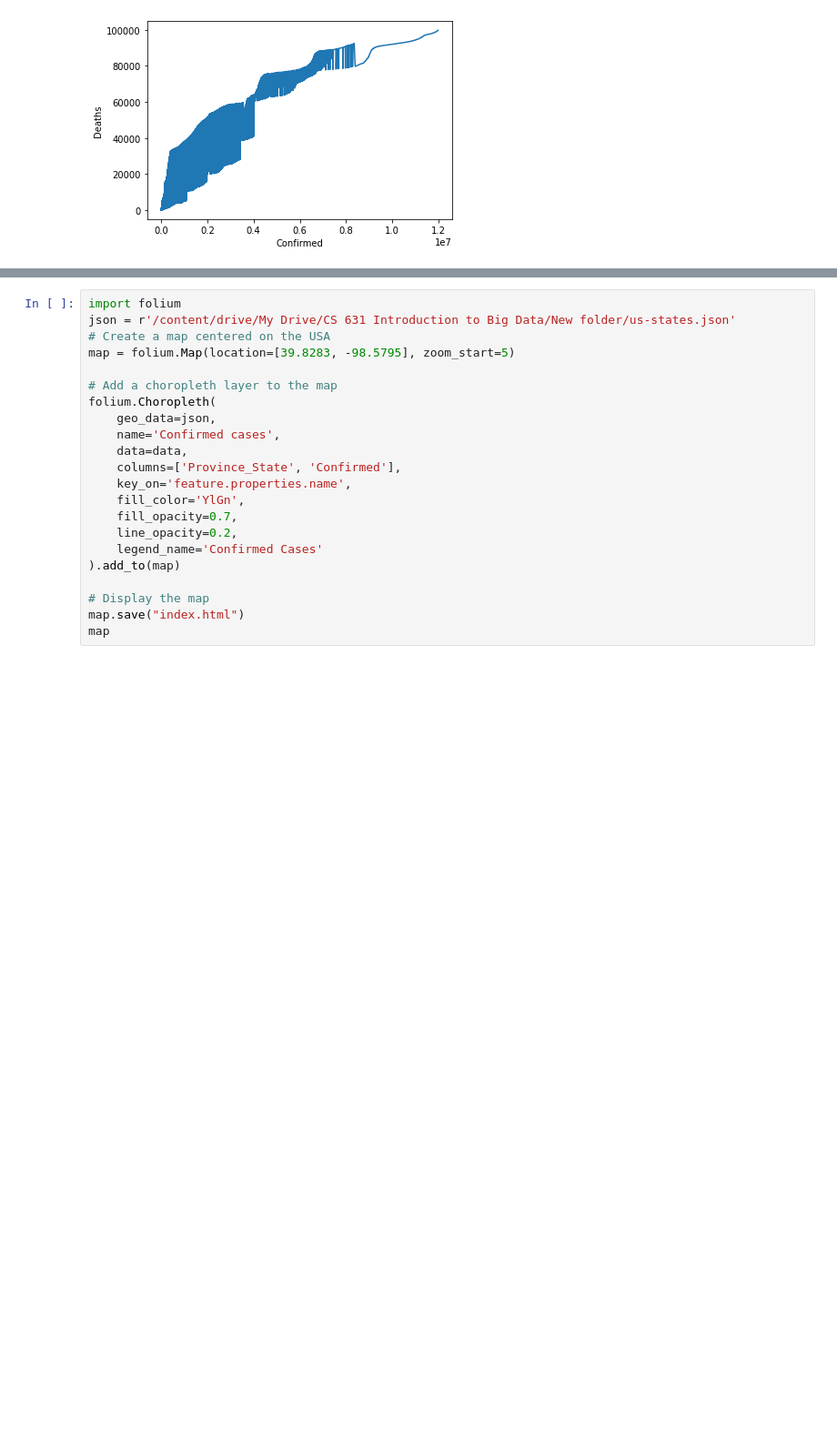
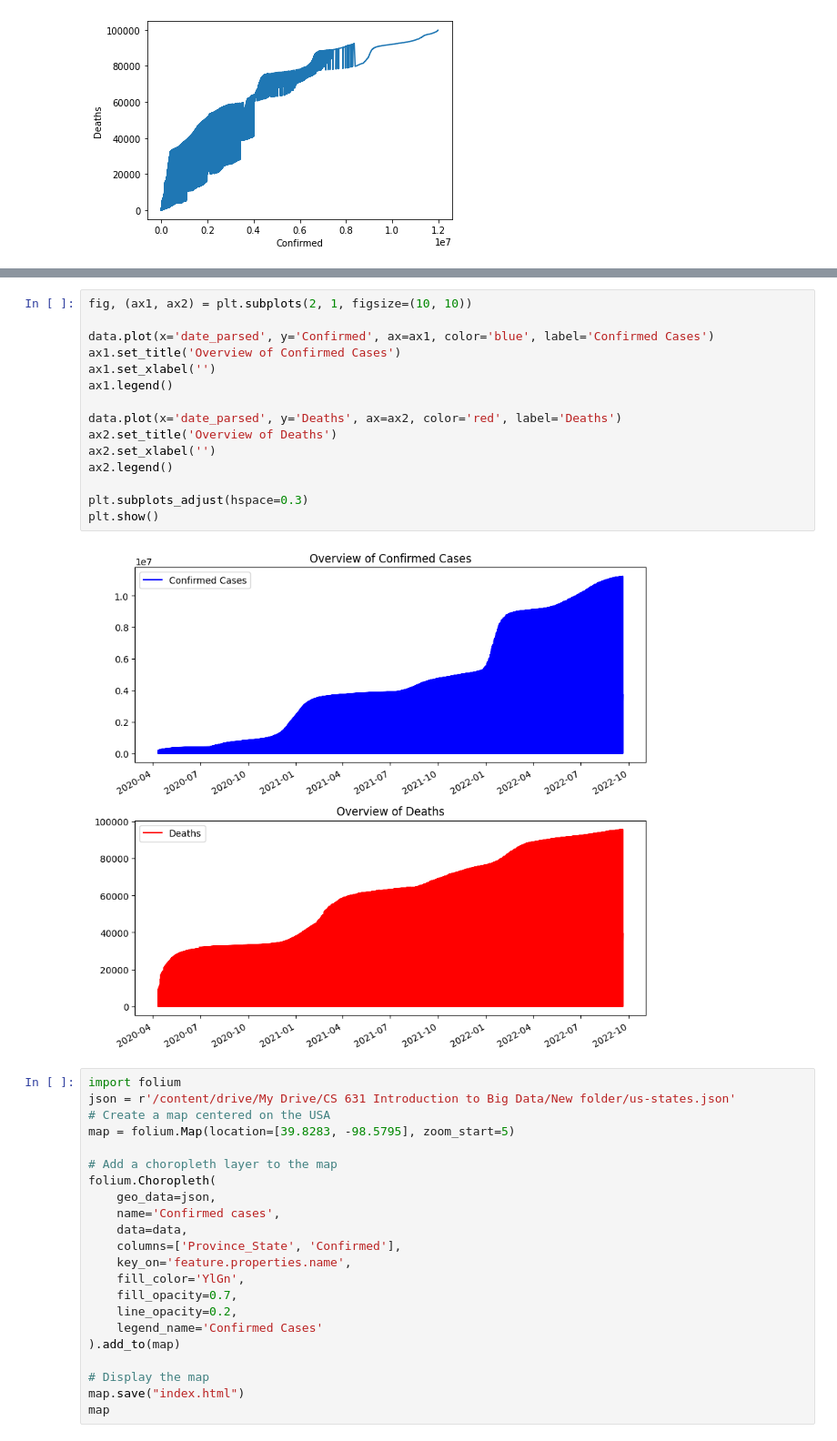
Before and after one commit to ArshiaIlaty/Introduction-to-Big-Data, a Jupyter notebook: FinalProject.ipynb, the cells around one changed output, grey strips where cells are left out. Shown at 91% size. Cells and saved outputs as stored; diff of their text form; blank space fills up the shorter version.

```diff
--- a/FinalProject.ipynb
+++ b/FinalProject.ipynb
@@ -492,3 +548,20 @@ data['Deaths'].plot.line()
+# %%
+fig, (ax1, ax2) = plt.subplots(2, 1, figsize=(10, 10))
+
+data.plot(x='date_parsed', y='Confirmed', ax=ax1, color='blue', label='Confirmed Cases')
+ax1.set_title('Overview of Confirmed Cases')
+ax1.set_xlabel('')
+ax1.legend()
+
+data.plot(x='date_parsed', y='Deaths', ax=ax2, color='red', label='Deaths')
+ax2.set_title('Overview of Deaths')
+ax2.set_xlabel('')
+ax2.legend()
+
+plt.subplots_adjust(hspace=0.3)
+plt.show()
+# %% [output]
+[figure, added]
 # %%
 import folium
 json = r'/content/drive/My Drive/CS 631 Introduction to Big Data/New folder/us-states.json'
```
Also changed, not shown: parts of 20 cells of this notebook, 7 other files.
